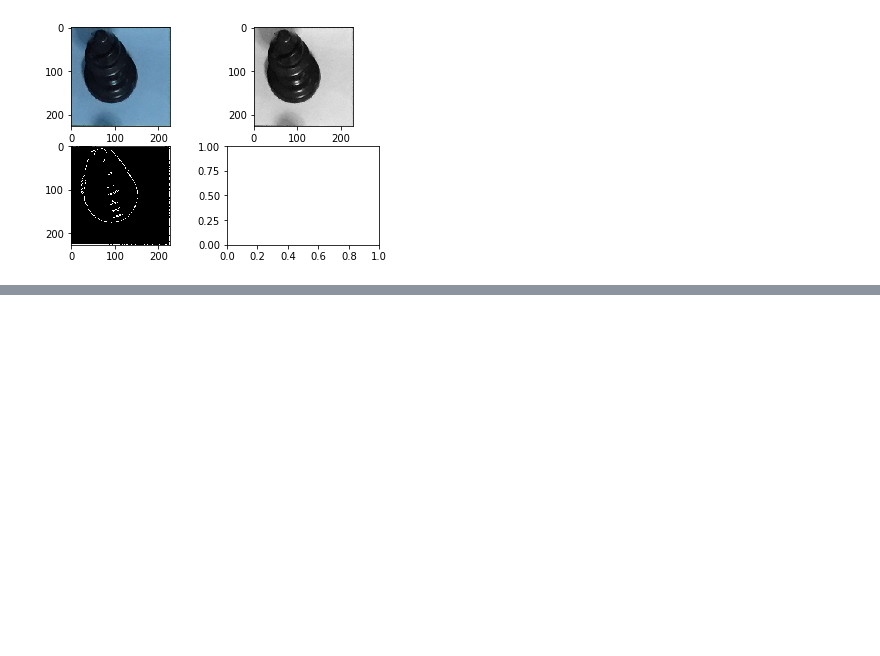
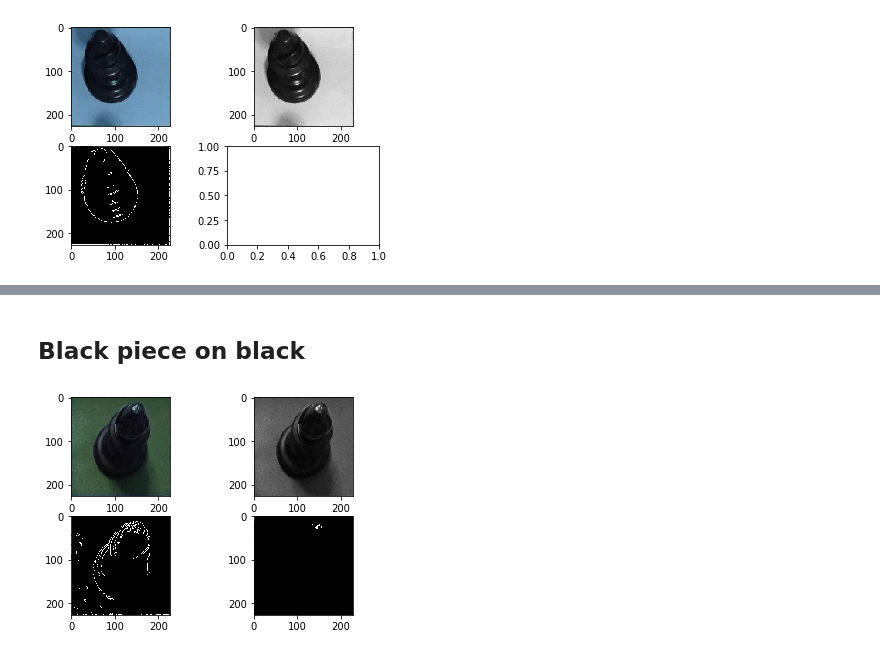
Before and after one commit to ace-racer/Extending-Board-Games-using-deep-learning, a Jupyter notebook: chess_piece_detection/Grayscale processing.ipynb, the cells around one changed output, grey strips where cells are left out. Cells and saved outputs as stored; diff of their text form; code cells hidden in the pictures; blank space fills up the shorter version.

```diff
--- a/chess_piece_detection/Grayscale processing.ipynb
+++ b/chess_piece_detection/Grayscale processing.ipynb
@@ -94,0 +130,6 @@ array([[204, 203, 213, ..., 209, 210, 210],
+# %% [markdown]
+## Black piece on black
+# %%
+threshbb = perform_edge_detection_and_thresholding("H:\\AR-ExtendingOnlineGames\\data\\chess_pieces_data\\Chess ID Public Data\\output_test\\bb\\0760_5.jpg")
+# %% [output]
+[figure, added]
```
Also changed, not shown: parts of 16 cells of this notebook.
